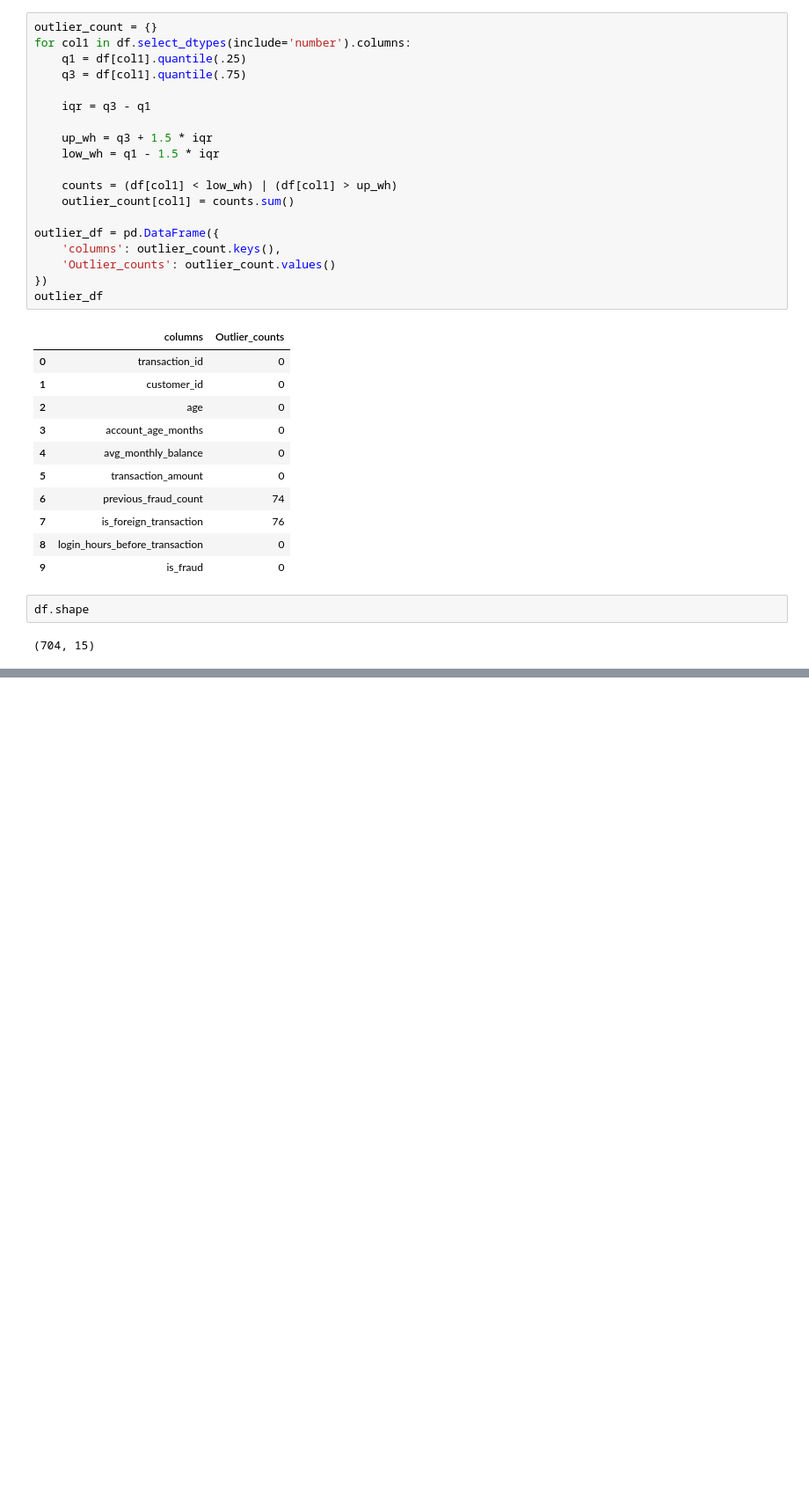
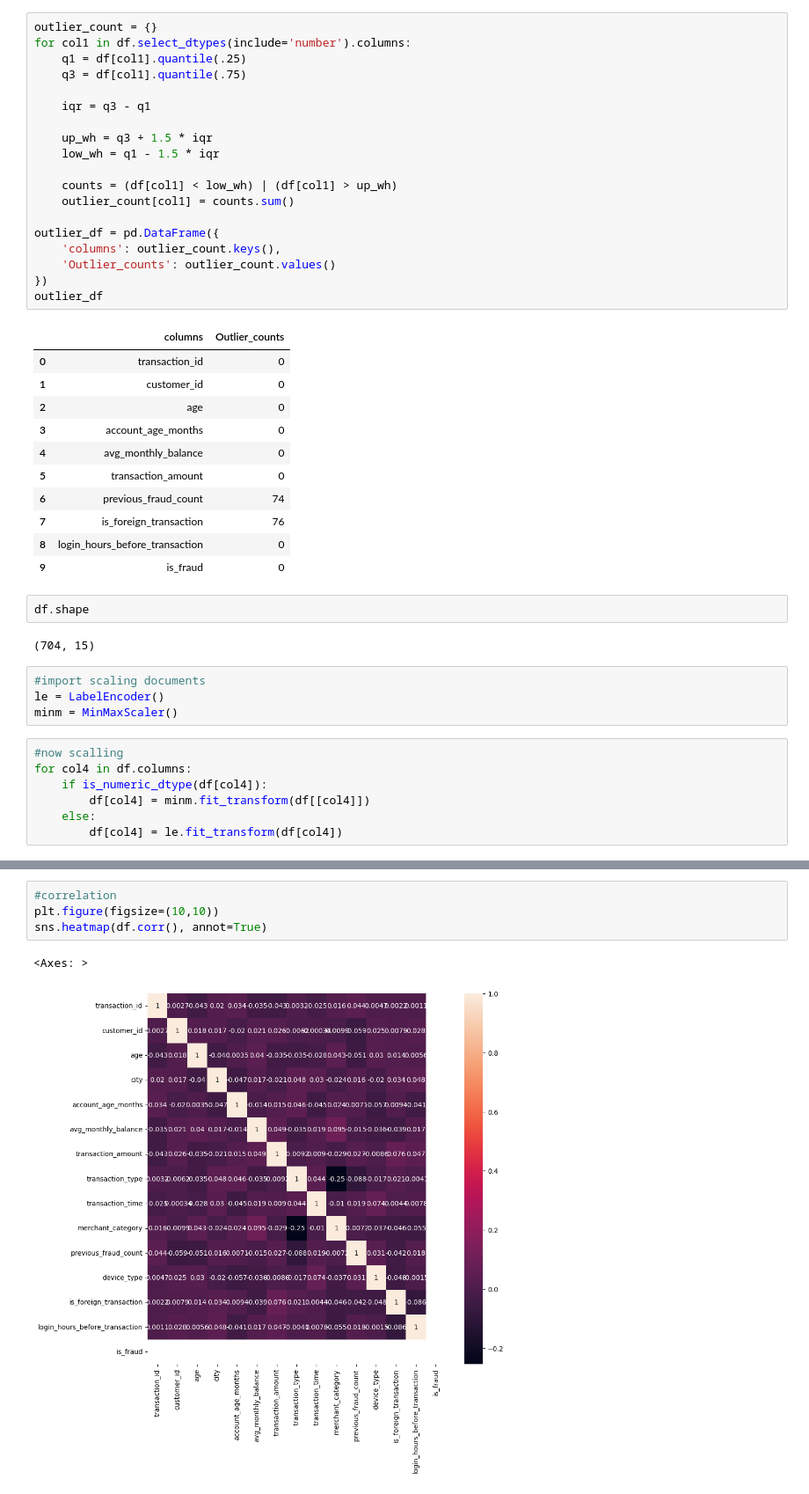
Before and after one commit to Md-Maruf-1727/Machine-Learning-Algorithms, a Jupyter notebook: Decision Tree/Fraud detection model/code.ipynb, the cells around one changed output, grey strips where cells are left out. Shown at 88% size. Drawn from its saved outputs; the diff is of its cells as text; blank space fills up the shorter version.

```diff
--- a/Decision Tree/Fraud detection model/code.ipynb
+++ b/Decision Tree/Fraud detection model/code.ipynb
@@ -504,3 +504,14 @@ outlier_df
 df.shape
 # %% [output]
 (704, 15)
+# %%
+#import scaling documents
+le = LabelEncoder()
+minm = MinMaxScaler()
+# %%
+#now scalling
+for col4 in df.columns:
+    if is_numeric_dtype(df[col4]):
+        df[col4] = minm.fit_transform(df[[col4]])
+    else:
+        df[col4] = le.fit_transform(df[col4])
@@ -506,0 +527,7 @@ df.shape
+# %%
+#correlation
+plt.figure(figsize=(10,10))
+sns.heatmap(df.corr(), annot=True)
+# %% [output]
+<Axes: >
+[figure, added]
```
Also changed, not shown: parts of 4 cells of this notebook.
